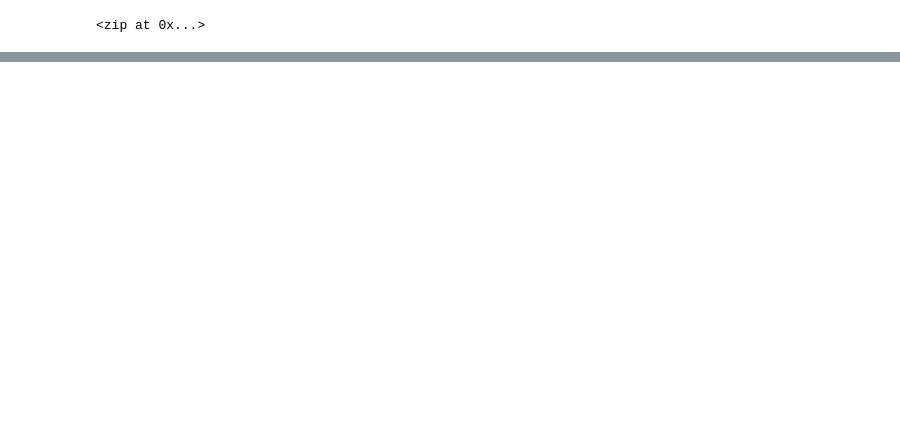
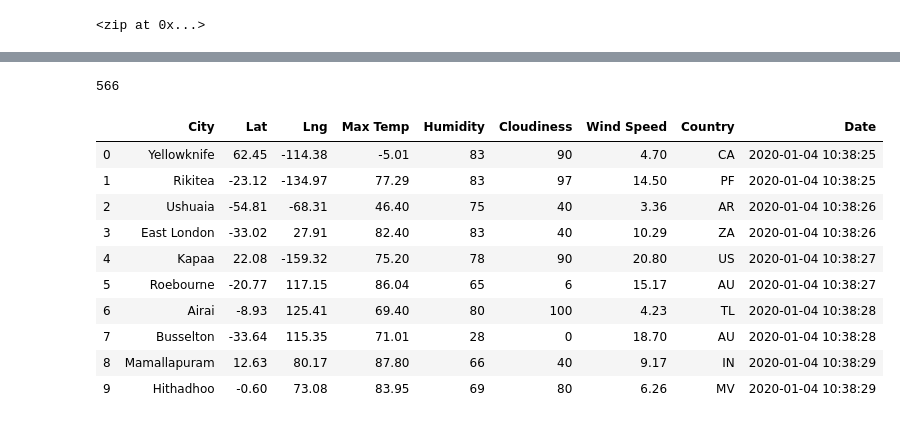
Before and after one commit to SandySChuang/World_Weather_Analysis, a Jupyter notebook: WeatherPy.ipynb, the cells around one changed output, grey strips where cells are left out. Saved outputs shown, nothing was run; the diff lists cells and outputs as text; code cells hidden in the pictures; blank space fills up the shorter version.

Commit message:
Modifying .gitignore and WeatherPy files.

```diff
--- a/WeatherPy.ipynb
+++ b/WeatherPy.ipynb
@@ -31,0 +35,3 @@ len(cities)
+# %%
+# Starting URL for Weather Map API Call.
+url = "https://api.openweathermap.org/data/2.5/weather?units=Imperial&APPID=" + weather_api_key
@@ -31,0 +115,21 @@ len(cities)
+# %%
+# Check number of city with data
+len(city_data)
+# %% [output]
+566
+# %%
+# Convert the array of dictionaries to a Pandas DataFrame
+city_data_df = pd.DataFrame(city_data)
+city_data_df.head(10)
+# %% [output]
+|  | City | Lat | Lng | Max Temp | Humidity | Cloudiness | Wind Speed | Country | Date |
+| 0 | Yellowknife | 62.45 | -114.38 | -5.01 | 83 | 90 | 4.70 | CA | 2020-01-04 10:38:25 |
+| 1 | Rikitea | -23.12 | -134.97 | 77.29 | 83 | 97 | 14.50 | PF | 2020-01-04 10:38:25 |
+| 2 | Ushuaia | -54.81 | -68.31 | 46.40 | 75 | 40 | 3.36 | AR | 2020-01-04 10:38:26 |
+| 3 | East London | -33.02 | 27.91 | 82.40 | 83 | 40 | 10.29 | ZA | 2020-01-04 10:38:26 |
+| 4 | Kapaa | 22.08 | -159.32 | 75.20 | 78 | 90 | 20.80 | US | 2020-01-04 10:38:27 |
+| 5 | Roebourne | -20.77 | 117.15 | 86.04 | 65 | 6 | 15.17 | AU | 2020-01-04 10:38:27 |
+| 6 | Airai | -8.93 | 125.41 | 69.40 | 80 | 100 | 4.23 | TL | 2020-01-04 10:38:28 |
+| 7 | Busselton | -33.64 | 115.35 | 71.01 | 28 | 0 | 18.70 | AU | 2020-01-04 10:38:28 |
+| 8 | Mamallapuram | 12.63 | 80.17 | 87.80 | 66 | 40 | 9.17 | IN | 2020-01-04 10:38:29 |
+| 9 | Hithadhoo | -0.60 | 73.08 | 83.95 | 69 | 80 | 6.26 | MV | 2020-01-04 10:38:29 |
```
Also changed, not shown: parts of 5 cells of this notebook, 3 other files.
